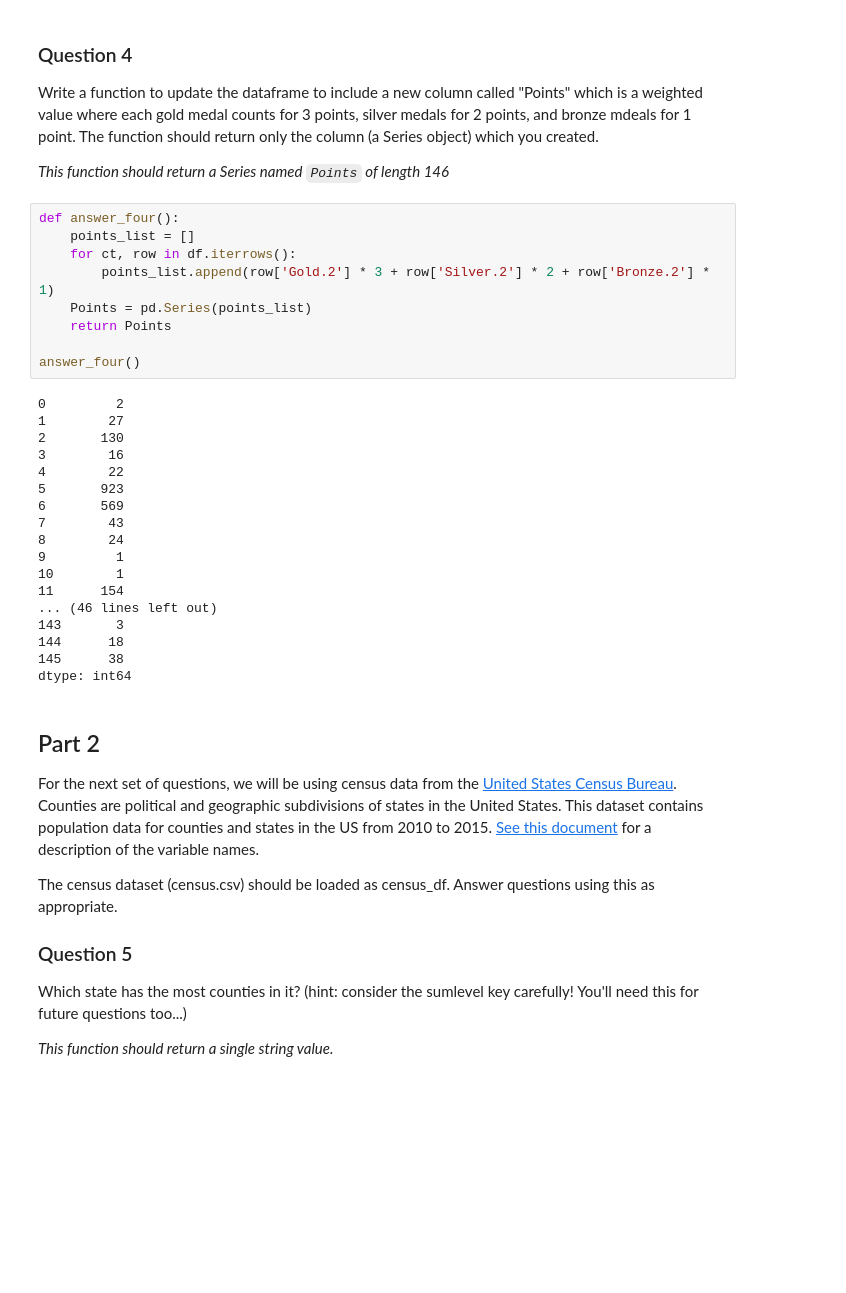
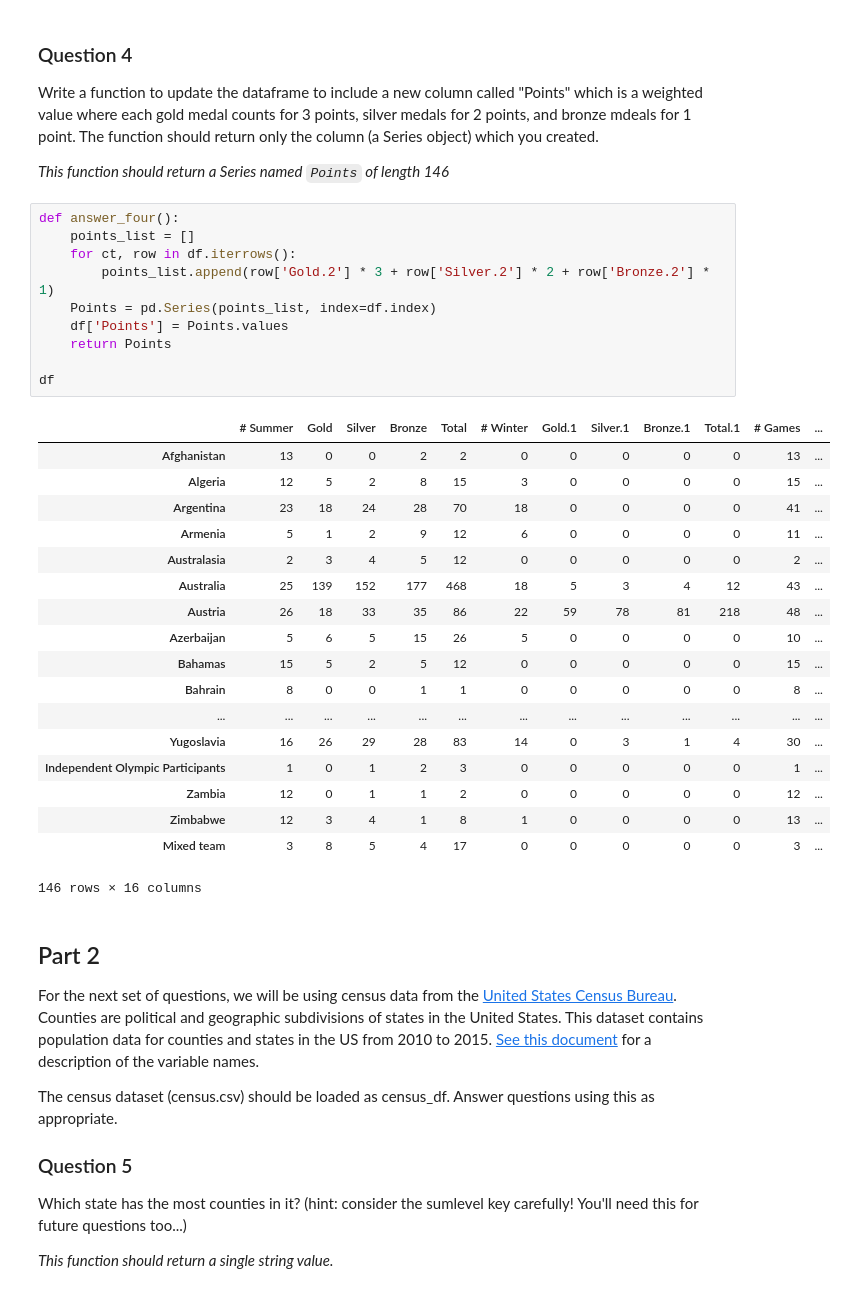
Before and after one commit to 7sam7/applied-data-science-with-python-specialization, a Jupyter notebook: assignments/as2/Assignment 2.ipynb, the cells around one changed output. Saved outputs shown, nothing was run; the diff lists cells and outputs as text; blank space fills up the shorter version.

```diff
--- a/assignments/as2/Assignment 2.ipynb
+++ b/assignments/as2/Assignment 2.ipynb
@@ -128,30 +144,32 @@ Write a function to update the dataframe to include a new column called "Points"
 # %%
 def answer_four():
     points_list = []
     for ct, row in df.iterrows():
         points_list.append(row['Gold.2'] * 3 + row['Silver.2'] * 2 + row['Bronze.2'] * 1)
-    Points = pd.Series(points_list)
+    Points = pd.Series(points_list, index=df.index)
+    df['Points'] = Points.values
     return Points
 
-answer_four()
+df
 # %% [output]
+|  | # Summer | Gold | Silver | Bronze | Total | # Winter | Gold.1 | Silver.1 | Bronze.1 | Total.1 | # Games | ... |
+| Afghanistan | 13 | 0 | 0 | 2 | 2 | 0 | 0 | 0 | 0 | 0 | 13 | ... |
+| Algeria | 12 | 5 | 2 | 8 | 15 | 3 | 0 | 0 | 0 | 0 | 15 | ... |
+| Argentina | 23 | 18 | 24 | 28 | 70 | 18 | 0 | 0 | 0 | 0 | 41 | ... |
+| Armenia | 5 | 1 | 2 | 9 | 12 | 6 | 0 | 0 | 0 | 0 | 11 | ... |
+| Australasia | 2 | 3 | 4 | 5 | 12 | 0 | 0 | 0 | 0 | 0 | 2 | ... |
+| Australia | 25 | 139 | 152 | 177 | 468 | 18 | 5 | 3 | 4 | 12 | 43 | ... |
+| Austria | 26 | 18 | 33 | 35 | 86 | 22 | 59 | 78 | 81 | 218 | 48 | ... |
+| Azerbaijan | 5 | 6 | 5 | 15 | 26 | 5 | 0 | 0 | 0 | 0 | 10 | ... |
+| Bahamas | 15 | 5 | 2 | 5 | 12 | 0 | 0 | 0 | 0 | 0 | 15 | ... |
+| Bahrain | 8 | 0 | 0 | 1 | 1 | 0 | 0 | 0 | 0 | 0 | 8 | ... |
+| ... | ... | ... | ... | ... | ... | ... | ... | ... | ... | ... | ... | ... |
+| Yugoslavia | 16 | 26 | 29 | 28 | 83 | 14 | 0 | 3 | 1 | 4 | 30 | ... |
+| Independent Olympic Participants | 1 | 0 | 1 | 2 | 3 | 0 | 0 | 0 | 0 | 0 | 1 | ... |
+| Zambia | 12 | 0 | 1 | 1 | 2 | 0 | 0 | 0 | 0 | 0 | 12 | ... |
+| Zimbabwe | 12 | 3 | 4 | 1 | 8 | 1 | 0 | 0 | 0 | 0 | 13 | ... |
+| Mixed team | 3 | 8 | 5 | 4 | 17 | 0 | 0 | 0 | 0 | 0 | 3 | ... |
-0         2
-1        27
-2       130
-3        16
-4        22
-5       923
-6       569
-7        43
-8        24
-9         1
-10        1
-11      154
-... (46 lines left out)
-143       3
-144      18
-145      38
-dtype: int64
+146 rows × 16 columns
 # %% [markdown]
 ## Part 2
 For the next set of questions, we will be using census data from the [United States Census Bureau](http://www.census.gov/popest/data/counties/totals/2015/CO-EST2015-alldata.html). Counties are political and geographic subdivisions of states in the United States. This dataset contains population data for counties and states in the US from 2010 to 2015. [See this document](http://www.census.gov/popest/data/counties/totals/2015/files/CO-EST2015-alldata.pdf) for a description of the variable names.
```
Also changed, not shown: parts of 3 cells of this notebook.
